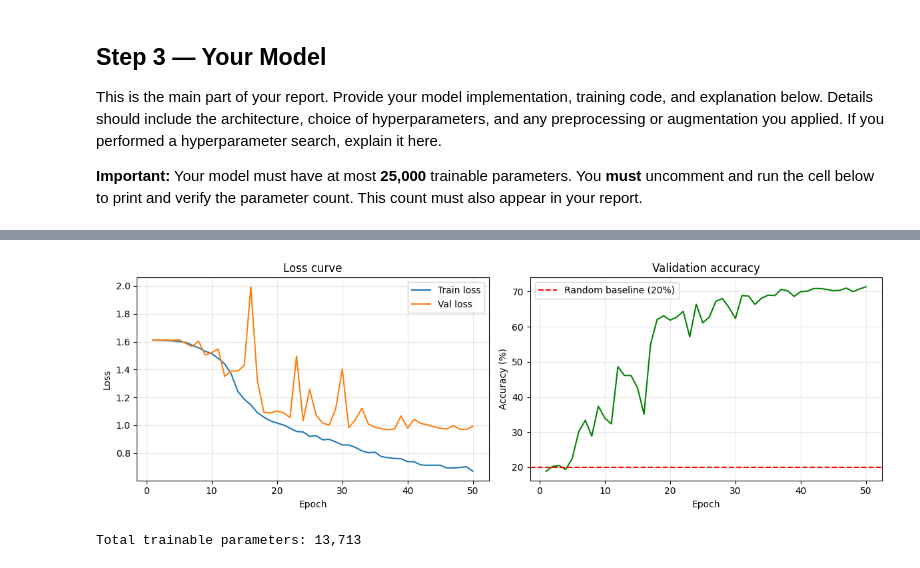
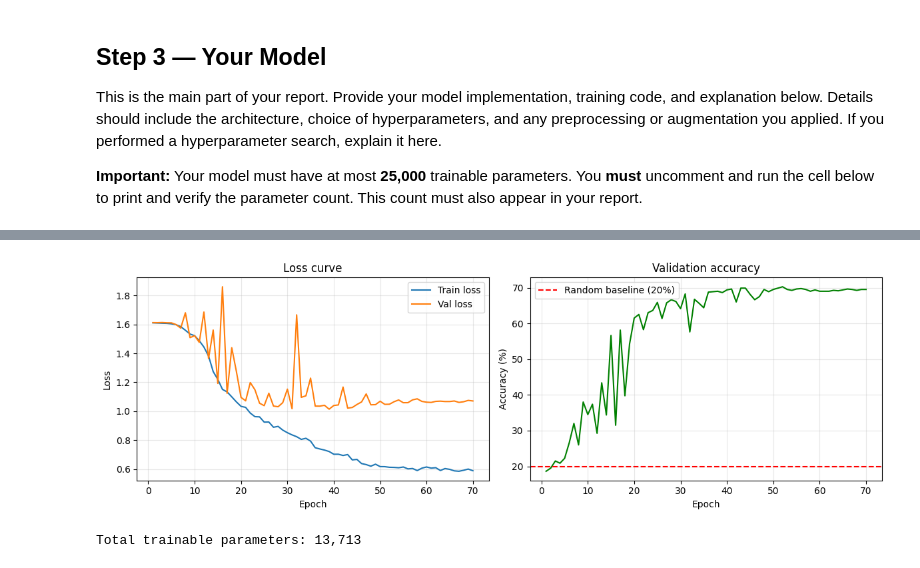
Before and after one commit to karineha1/Comp551-Assignment3-GR64, a Jupyter notebook: assignment3.ipynb, the cells around one changed output, grey strips where cells are left out. Saved outputs shown, nothing was run; the diff lists cells and outputs as text; code cells hidden in the pictures.

```diff
--- a/assignment3.ipynb
+++ b/assignment3.ipynb
@@ -140,7 +140,7 @@ print(f"Using device: {device}")
 
 # ── Hyperparameters ───────────────────────────────────────────────────
 BATCH_SIZE   = 64
-EPOCHS       = 50
+EPOCHS       = 70 #50
 LR           = 1e-3
 WEIGHT_DECAY = 1e-4
 VAL_SPLIT    = 0.2
@@ -358,4 +358,4 @@ Epoch 50/50  Train loss: 0.6697  Val loss: 0.9933  Val acc: 71.4%
-[figure, old version]
+[figure, new version]
 # %%
 total_params = sum(p.numel() for p in model.parameters() if p.requires_grad)
 print(f'Total trainable parameters: {total_params:,}')
```
Also changed, not shown: parts of 2 cells of this notebook.
